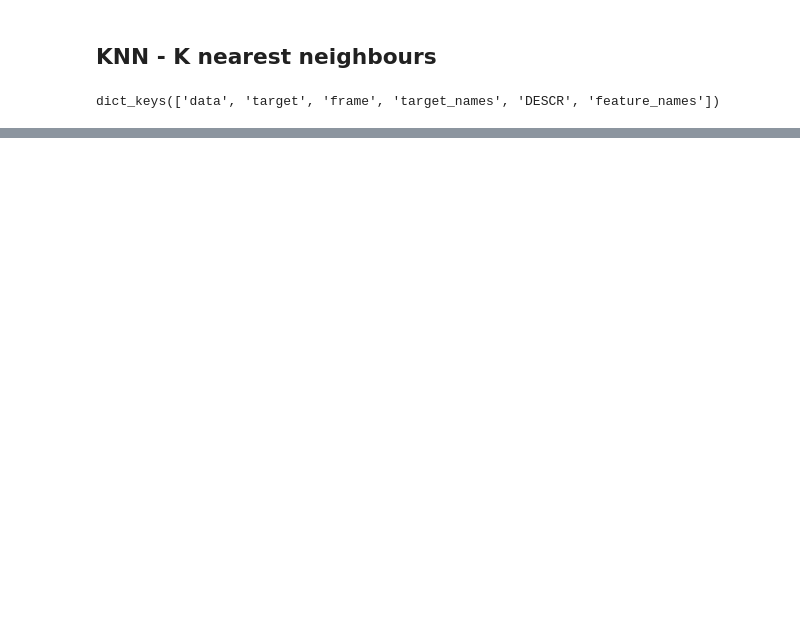
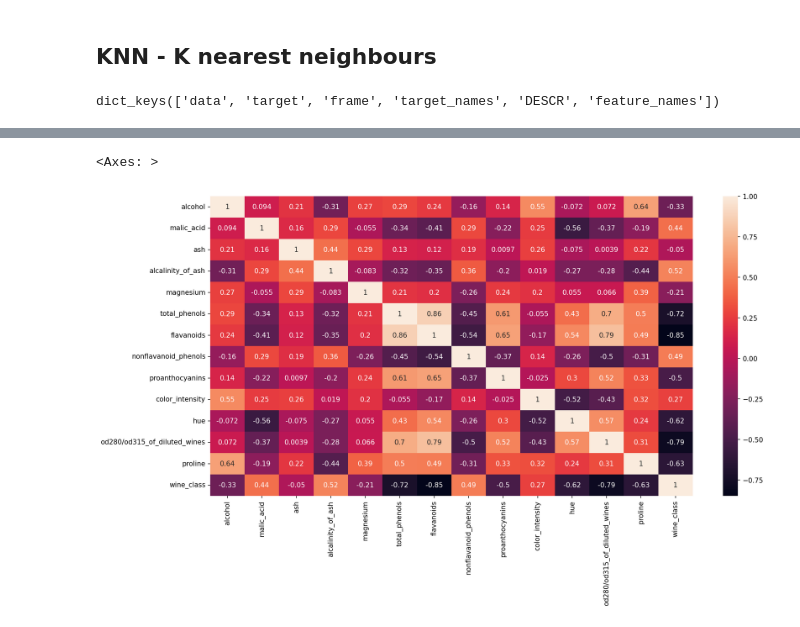
Before and after one commit to Vence85/ai_engineering_jonas_gustafsson, a Jupyter notebook: code-alongs/05_knn/knn.ipynb, the cells around one changed output, grey strips where cells are left out. Saved outputs shown, nothing was run; the diff lists cells and outputs as text; code cells hidden in the pictures; blank space fills up the shorter version.

```diff
--- a/code-alongs/05_knn/knn.ipynb
+++ b/code-alongs/05_knn/knn.ipynb
@@ -48,0 +71,3 @@ memory usage: 19.6 KB
+# %%
+df_wine_classes = pd.DataFrame(wine["target"],columns=["wine_class"])
+df_wine_classes.head()
@@ -48,0 +81,4 @@ memory usage: 19.6 KB
+# %%
+
+df_with_target = pd.concat([df, df_wine_classes], axis=1)
+df_with_target.head()
@@ -48,0 +113,11 @@ memory usage: 19.6 KB
+# %%
+
+import matplotlib.pyplot as plt
+import seaborn as sns
+
+fig,ax = plt.subplots(1, figsize = (16,8), dpi = 150)
+
+sns.heatmap(df_with_target.corr(), annot=True)
+# %% [output]
+<Axes: >
+[figure, added]
```
Also changed, not shown: parts of 24 cells of this notebook.
